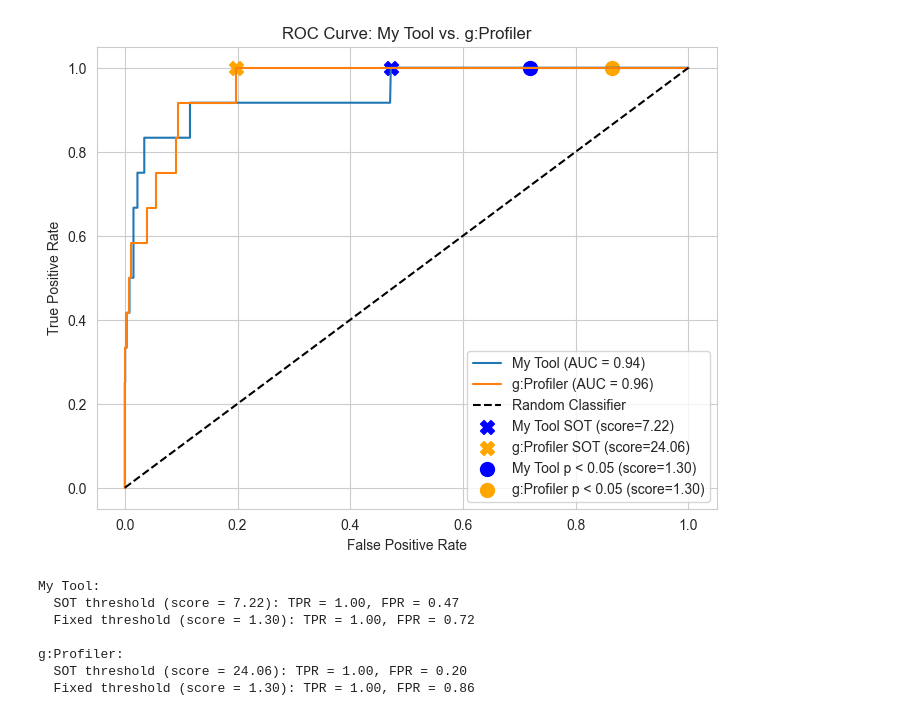
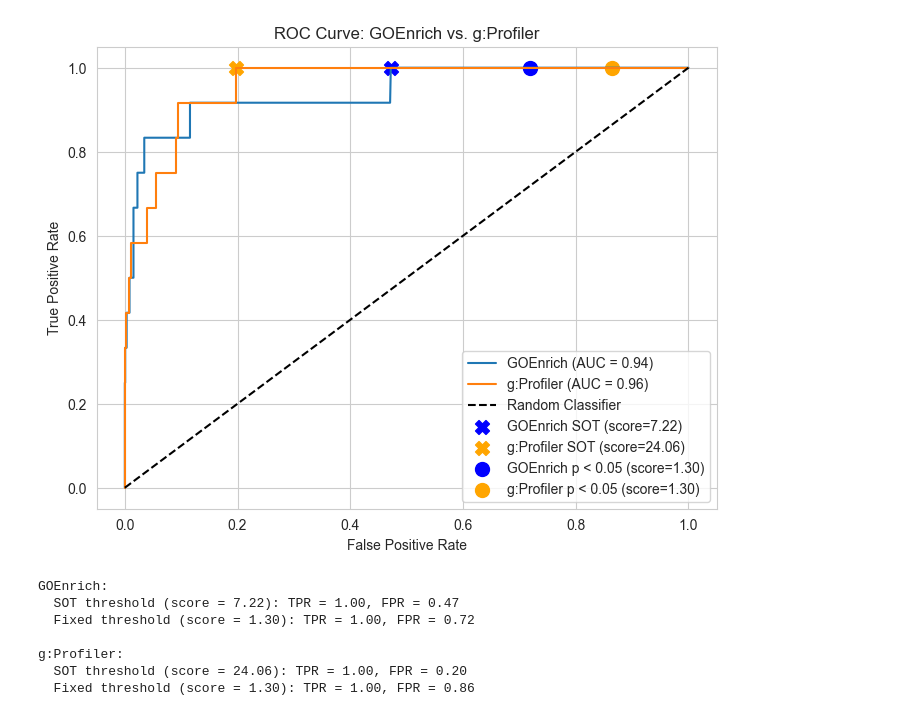
Before and after one commit to IngiumDev/gobi, a Jupyter notebook: src/main/Analysis/GOEnrichment/GProfiler_Comparison.ipynb, the cells around one changed output. Drawn from its saved outputs; the diff is of its cells as text; code cells hidden in the pictures.

```diff
--- a/src/main/Analysis/GOEnrichment/GProfiler_Comparison.ipynb
+++ b/src/main/Analysis/GOEnrichment/GProfiler_Comparison.ipynb
@@ -38,7 +38,7 @@ with open(diffexp_file, "r") as f:
                 ground_truth_terms.add(term)
 
 # -----------------------------
-# Part B: Load My Tool's TSV Results (Only Reported Terms)
+# Part B: Load GOEnrich's TSV Results (Only Reported Terms)
 # -----------------------------
 my_tool_file = "../../../../data/GOEnrichment/Runs/out_ensembl_bp.tsv"
 df_my_tool = pd.read_csv(my_tool_file, sep='\t')
@@ -60,7 +60,7 @@ df_gprofiler["score"] = -np.log10(df_gprofiler["adjusted_p_value"] + epsilon)
 # -----------------------------
 # Part D: Compute ROC Curves for Each Method
 # -----------------------------
-# For My Tool:
+# For GOEnrich:
 y_true_my = df_my_tool["is_true"]
 scores_my = df_my_tool["score"]
 fpr_my, tpr_my, _ = roc_curve(y_true_my, scores_my)
@@ -90,7 +90,7 @@ else:
 signif_thresh = -np.log10(0.05 + epsilon)  # ~1.30
 
 # Compute performance at these thresholds.
-# My Tool:
+# GOEnrich:
 df_my_tool["pred_sot"] = df_my_tool["score"] >= sot_thresh_my
 df_my_tool["pred_signif"] = df_my_tool["score"] >= signif_thresh
 
@@ -130,40 +130,40 @@ fpr_gp_signif = FP_gp_signif / (FP_gp_signif + TN_gp_signif) if (FP_gp_signif +
 # -----------------------------
 # Part F: Plot ROC Curves with Annotations
 # -----------------------------
 plt.figure(figsize=(8, 6))
-plt.plot(fpr_my, tpr_my, label=f'My Tool (AUC = {auc_my:.2f})')
+plt.plot(fpr_my, tpr_my, label=f'GOEnrich (AUC = {auc_my:.2f})')
 plt.plot(fpr_gp, tpr_gp, label=f'g:Profiler (AUC = {auc_gp:.2f})')
 plt.plot([0, 1], [0, 1], 'k--', label='Random Classifier')
 
 plt.scatter(fpr_my_sot, tpr_my_sot, color='blue', marker='X', s=100,
-            label=f'My Tool SOT (score={sot_thresh_my:.2f})')
+            label=f'GOEnrich SOT (score={sot_thresh_my:.2f})')
 plt.scatter(fpr_gp_sot, tpr_gp_sot, color='orange', marker='X', s=100,
             label=f'g:Profiler SOT (score={sot_thresh_gp:.2f})')
 
 plt.scatter(fpr_my_signif, tpr_my_signif, color='blue', marker='o', s=100,
-            label=f'My Tool p < 0.05 (score={signif_thresh:.2f})')
+            label=f'GOEnrich p < 0.05 (score={signif_thresh:.2f})')
 plt.scatter(fpr_gp_signif, tpr_gp_signif, color='orange', marker='o', s=100,
             label=f'g:Profiler p < 0.05 (score={signif_thresh:.2f})')
 
 plt.xlabel("False Positive Rate")
 plt.ylabel("True Positive Rate")
-plt.title("ROC Curve: My Tool vs. g:Profiler")
+plt.title("ROC Curve: GOEnrich vs. g:Profiler")
 plt.legend(loc="lower right")
 plt.savefig("plots/GProfiler_Comparison_ROC.pdf")
 plt.show()
 
 # Print performance metrics.
-print("My Tool:")
+print("GOEnrich:")
 print("  SOT threshold (score = {:.2f}): TPR = {:.2f}, FPR = {:.2f}".format(sot_thresh_my, tpr_my_sot, fpr_my_sot))
 print("  Fixed threshold (score = {:.2f}): TPR = {:.2f}, FPR = {:.2f}".format(signif_thresh, tpr_my_signif,
                                                                               fpr_my_signif))
 print("\ng:Profiler:")
 print("  SOT threshold (score = {:.2f}): TPR = {:.2f}, FPR = {:.2f}".format(sot_thresh_gp, tpr_gp_sot, fpr_gp_sot))
 print("  Fixed threshold (score = {:.2f}): TPR = {:.2f}, FPR = {:.2f}".format(signif_thresh, tpr_gp_signif,
                                                                               fpr_gp_signif))
 # %% [output]
-[figure, old version]
+[figure, new version]
-My Tool:
+GOEnrich:
   SOT threshold (score = 7.22): TPR = 1.00, FPR = 0.47
   Fixed threshold (score = 1.30): TPR = 1.00, FPR = 0.72
 
```
Also changed, not shown: parts of 5 cells of this notebook, 10 other files.
